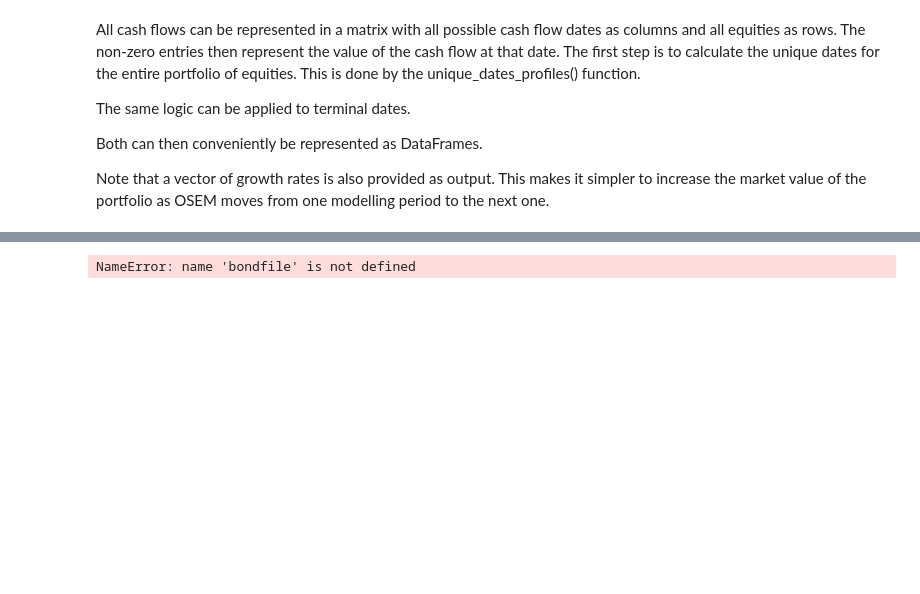
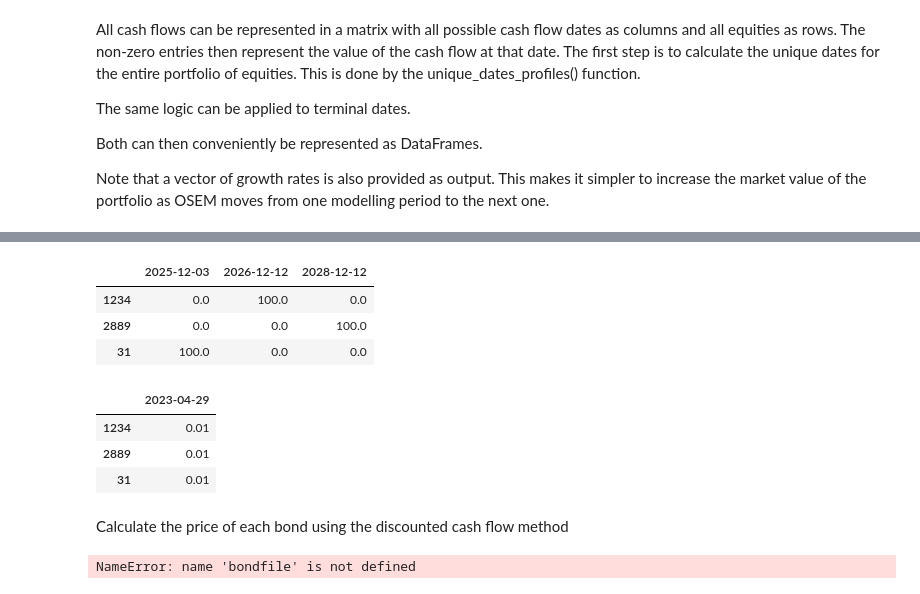
Before and after one commit to open-source-modelling/Open_Source_Economic_Model, a Jupyter notebook: PROTOTYPE BOND PRICING_v2.ipynb, the cells around one changed output, grey strips where cells are left out. Drawn from its saved outputs; the diff is of its cells as text; code cells hidden in the pictures; blank space fills up the shorter version.

```diff
--- a/PROTOTYPE BOND PRICING_v2.ipynb
+++ b/PROTOTYPE BOND PRICING_v2.ipynb
@@ -210,3 +221,19 @@ unique_terminal_list = bond_portfolio.unique_dates_profile(terminal_flows)
+# %%
+display(notional_cash_flows)
+# %% [output]
+|  | 2025-12-03 | 2026-12-12 | 2028-12-12 |
+| 1234 | 0.0 | 100.0 | 0.0 |
+| 2889 | 0.0 | 0.0 | 100.0 |
+| 31 | 100.0 | 0.0 | 0.0 |
+# %%
+display(zspread_df)
+# %% [output]
+|  | 2023-04-29 |
+| 1234 | 0.01 |
+| 2889 | 0.01 |
+| 31 | 0.01 |
+# %% [markdown]
+Calculate the price of each bond using the discounted cash flow method
 # %%
 def converttime(date_time):
     format = "%d/%m/%Y"
```
Also changed, not shown: parts of 8 cells of this notebook.
